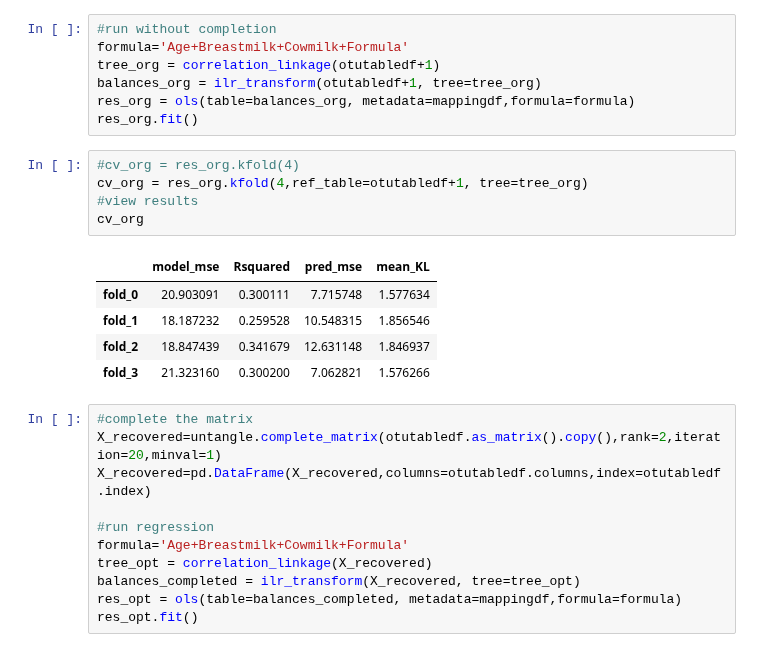
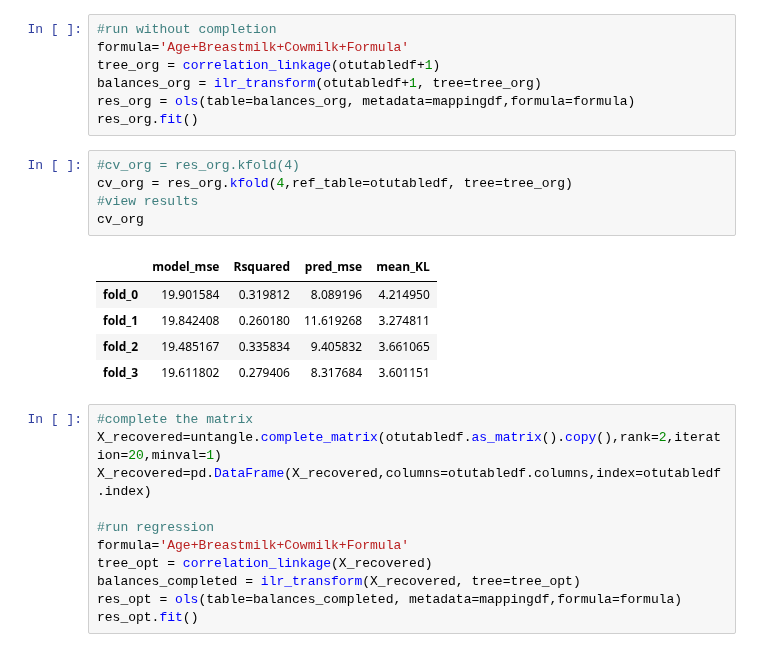
Before and after one commit to biocore/DEICODE, a Jupyter notebook: Examples/infant_biom.ipynb, the cells around one changed output. Cells and saved outputs as stored; diff of their text form.

```diff
--- a/Examples/infant_biom.ipynb
+++ b/Examples/infant_biom.ipynb
@@ -197,15 +197,15 @@ res_org = ols(table=balances_org, metadata=mappingdf,formula=formula)
 res_org.fit()
 # %%
 #cv_org = res_org.kfold(4)
-cv_org = res_org.kfold(4,ref_table=otutabledf+1, tree=tree_org)
+cv_org = res_org.kfold(4,ref_table=otutabledf, tree=tree_org)
 #view results
 cv_org
 # %% [output]
 |  | model_mse | Rsquared | pred_mse | mean_KL |
-| fold_0 | 20.903091 | 0.300111 | 7.715748 | 1.577634 |
-| fold_1 | 18.187232 | 0.259528 | 10.548315 | 1.856546 |
-| fold_2 | 18.847439 | 0.341679 | 12.631148 | 1.846937 |
-| fold_3 | 21.323160 | 0.300200 | 7.062821 | 1.576266 |
+| fold_0 | 19.901584 | 0.319812 | 8.089196 | 4.214950 |
+| fold_1 | 19.842408 | 0.260180 | 11.619268 | 3.274811 |
+| fold_2 | 19.485167 | 0.335834 | 9.405832 | 3.661065 |
+| fold_3 | 19.611802 | 0.279406 | 8.317684 | 3.601151 |
 # %%
 #complete the matrix
 X_recovered=untangle.complete_matrix(otutabledf.as_matrix().copy(),rank=2,iteration=20,minval=1)
```
Also changed, not shown: parts of 4 cells of this notebook.
